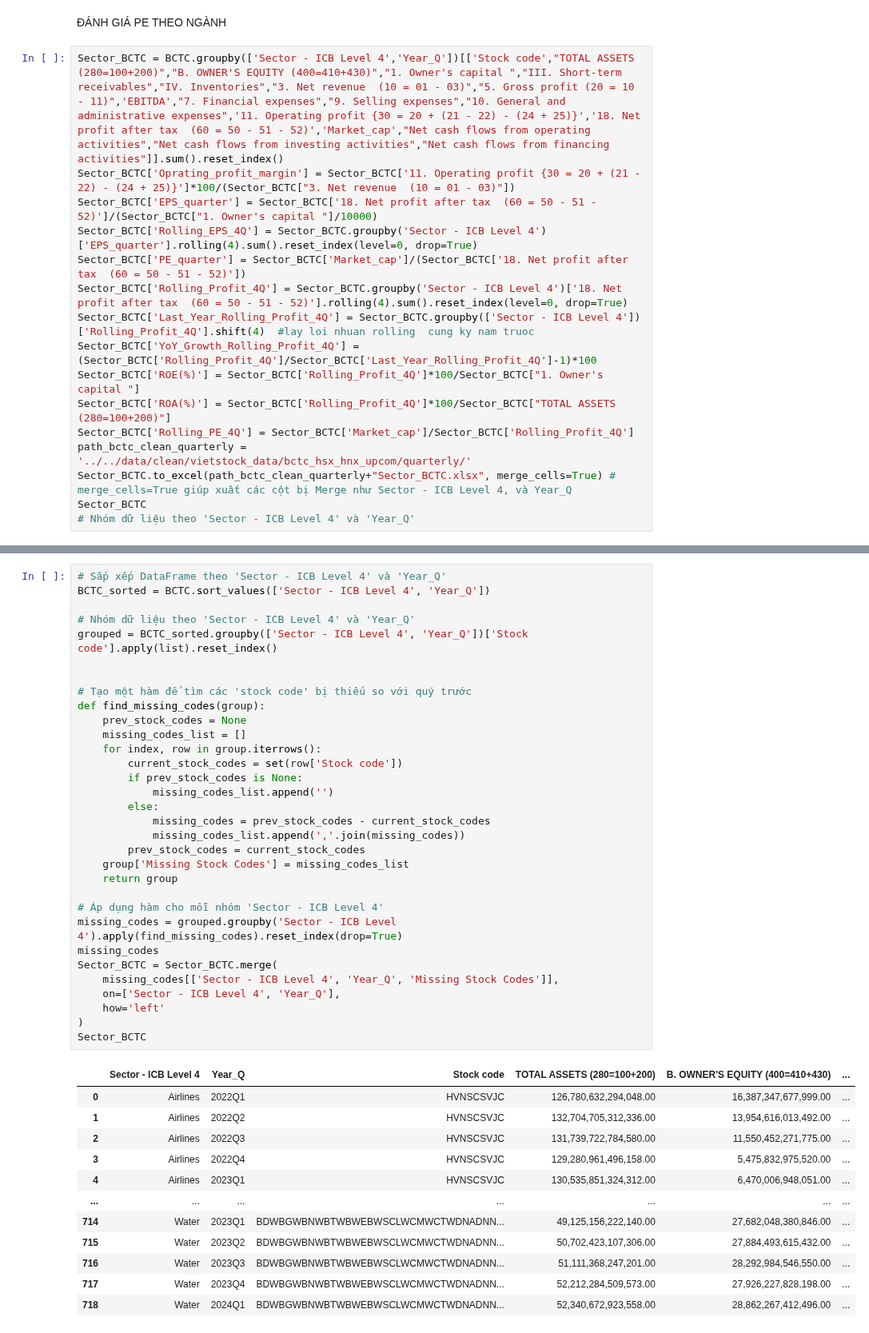
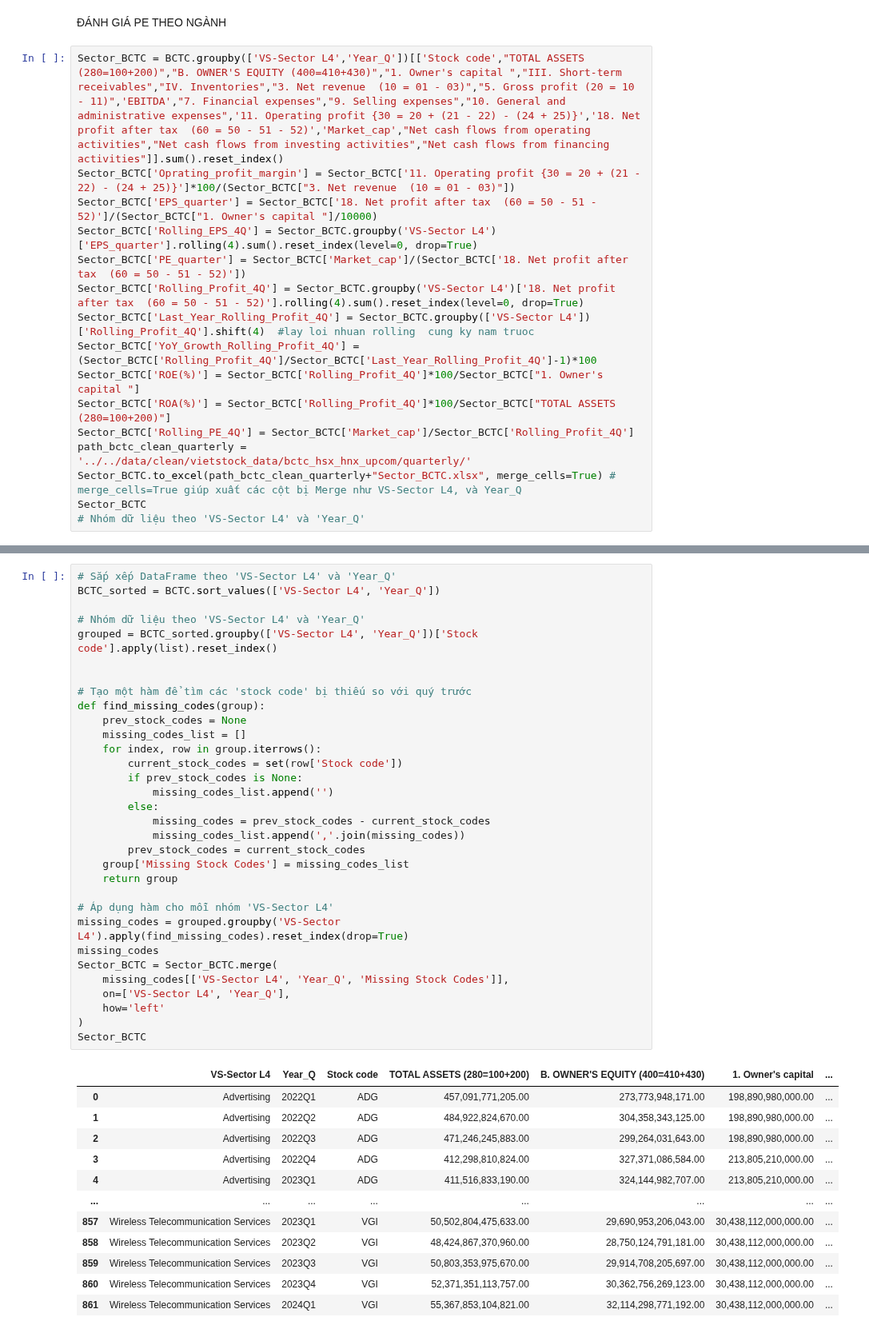
Before and after one commit to mrtotet/Statement_analyst_all_3, a Jupyter notebook: notebooks/data_from_vietstock/analyst.ipynb, the cells around one changed output, grey strips where cells are left out. Shown at 80% size. Saved outputs shown, nothing was run; the diff lists cells and outputs as text.

```diff
--- a/notebooks/data_from_vietstock/analyst.ipynb
+++ b/notebooks/data_from_vietstock/analyst.ipynb
@@ -123,19 +129,19 @@ See the caveats in the documentation: https://pandas.pydata.org/pandas-docs/stab
 # %% [markdown]
 ĐÁNH GIÁ PE THEO NGÀNH
 # %%
-Sector_BCTC = BCTC.groupby(['Sector - ICB Level 4','Year_Q'])[['Stock code',"TOTAL ASSETS (280=100+200)","B. OWNER'S EQUITY (400=410+430)","1. Owner's capital ","III. Short-term receivables","IV. Inventories","3. Net revenue  (10 = 01 - 03)","5. Gross profit (20 = 10 - 11)",'EBITDA',"7. Financial expenses","9. Selling expenses","10. General and administrative expenses",'11. Operating profit {30 = 20 + (21 - 22) - (24 + 25)}','18. Net profit after tax  (60 = 50 - 51 - 52)','Market_cap',"Net cash flows from operating activities","Net cash flows from investing activities","Net cash flows from financing activities"]].sum().reset_index()
+Sector_BCTC = BCTC.groupby(['VS-Sector L4','Year_Q'])[['Stock code',"TOTAL ASSETS (280=100+200)","B. OWNER'S EQUITY (400=410+430)","1. Owner's capital ","III. Short-term receivables","IV. Inventories","3. Net revenue  (10 = 01 - 03)","5. Gross profit (20 = 10 - 11)",'EBITDA',"7. Financial expenses","9. Selling expenses","10. General and administrative expenses",'11. Operating profit {30 = 20 + (21 - 22) - (24 + 25)}','18. Net profit after tax  (60 = 50 - 51 - 52)','Market_cap',"Net cash flows from operating activities","Net cash flows from investing activities","Net cash flows from financing activities"]].sum().reset_index()
 Sector_BCTC['Oprating_profit_margin'] = Sector_BCTC['11. Operating profit {30 = 20 + (21 - 22) - (24 + 25)}']*100/(Sector_BCTC["3. Net revenue  (10 = 01 - 03)"])
 Sector_BCTC['EPS_quarter'] = Sector_BCTC['18. Net profit after tax  (60 = 50 - 51 - 52)']/(Sector_BCTC["1. Owner's capital "]/10000)
-Sector_BCTC['Rolling_EPS_4Q'] = Sector_BCTC.groupby('Sector - ICB Level 4')['EPS_quarter'].rolling(4).sum().reset_index(level=0, drop=True)
+Sector_BCTC['Rolling_EPS_4Q'] = Sector_BCTC.groupby('VS-Sector L4')['EPS_quarter'].rolling(4).sum().reset_index(level=0, drop=True)
 Sector_BCTC['PE_quarter'] = Sector_BCTC['Market_cap']/(Sector_BCTC['18. Net profit after tax  (60 = 50 - 51 - 52)'])
-Sector_BCTC['Rolling_Profit_4Q'] = Sector_BCTC.groupby('Sector - ICB Level 4')['18. Net profit after tax  (60 = 50 - 51 - 52)'].rolling(4).sum().reset_index(level=0, drop=True)
-Sector_BCTC['Last_Year_Rolling_Profit_4Q'] = Sector_BCTC.groupby(['Sector - ICB Level 4'])['Rolling_Profit_4Q'].shift(4)  #lay loi nhuan rolling  cung ky nam truoc
+Sector_BCTC['Rolling_Profit_4Q'] = Sector_BCTC.groupby('VS-Sector L4')['18. Net profit after tax  (60 = 50 - 51 - 52)'].rolling(4).sum().reset_index(level=0, drop=True)
+Sector_BCTC['Last_Year_Rolling_Profit_4Q'] = Sector_BCTC.groupby(['VS-Sector L4'])['Rolling_Profit_4Q'].shift(4)  #lay loi nhuan rolling  cung ky nam truoc
 Sector_BCTC['YoY_Growth_Rolling_Profit_4Q'] = (Sector_BCTC['Rolling_Profit_4Q']/Sector_BCTC['Last_Year_Rolling_Profit_4Q']-1)*100
 Sector_BCTC['ROE(%)'] = Sector_BCTC['Rolling_Profit_4Q']*100/Sector_BCTC["1. Owner's capital "]
 Sector_BCTC['ROA(%)'] = Sector_BCTC['Rolling_Profit_4Q']*100/Sector_BCTC["TOTAL ASSETS (280=100+200)"]
 Sector_BCTC['Rolling_PE_4Q'] = Sector_BCTC['Market_cap']/Sector_BCTC['Rolling_Profit_4Q']
 path_bctc_clean_quarterly = '../../data/clean/vietstock_data/bctc_hsx_hnx_upcom/quarterly/'
-Sector_BCTC.to_excel(path_bctc_clean_quarterly+"Sector_BCTC.xlsx", merge_cells=True) # merge_cells=True giúp xuất các cột bị Merge như Sector - ICB Level 4, và Year_Q
+Sector_BCTC.to_excel(path_bctc_clean_quarterly+"Sector_BCTC.xlsx", merge_cells=True) # merge_cells=True giúp xuất các cột bị Merge như VS-Sector L4, và Year_Q
 Sector_BCTC
-# Nhóm dữ liệu theo 'Sector - ICB Level 4' và 'Year_Q'
+# Nhóm dữ liệu theo 'VS-Sector L4' và 'Year_Q'
 # %% [output]
@@ -155,45 +161,45 @@ Sector_BCTC
 # %%
-# Sắp xếp DataFrame theo 'Sector - ICB Level 4' và 'Year_Q'
-BCTC_sorted = BCTC.sort_values(['Sector - ICB Level 4', 'Year_Q'])
+# Sắp xếp DataFrame theo 'VS-Sector L4' và 'Year_Q'
+BCTC_sorted = BCTC.sort_values(['VS-Sector L4', 'Year_Q'])
 
-# Nhóm dữ liệu theo 'Sector - ICB Level 4' và 'Year_Q'
-grouped = BCTC_sorted.groupby(['Sector - ICB Level 4', 'Year_Q'])['Stock code'].apply(list).reset_index()
+# Nhóm dữ liệu theo 'VS-Sector L4' và 'Year_Q'
+grouped = BCTC_sorted.groupby(['VS-Sector L4', 'Year_Q'])['Stock code'].apply(list).reset_index()
 
 
 # Tạo một hàm để tìm các 'stock code' bị thiếu so với quý trước
 def find_missing_codes(group):
     prev_stock_codes = None
     missing_codes_list = []
     for index, row in group.iterrows():
         current_stock_codes = set(row['Stock code'])
         if prev_stock_codes is None:
             missing_codes_list.append('')
         else:
             missing_codes = prev_stock_codes - current_stock_codes
             missing_codes_list.append(','.join(missing_codes))
         prev_stock_codes = current_stock_codes
     group['Missing Stock Codes'] = missing_codes_list
     return group
 
-# Áp dụng hàm cho mỗi nhóm 'Sector - ICB Level 4'
-missing_codes = grouped.groupby('Sector - ICB Level 4').apply(find_missing_codes).reset_index(drop=True)
+# Áp dụng hàm cho mỗi nhóm 'VS-Sector L4'
+missing_codes = grouped.groupby('VS-Sector L4').apply(find_missing_codes).reset_index(drop=True)
 missing_codes
 Sector_BCTC = Sector_BCTC.merge(
-    missing_codes[['Sector - ICB Level 4', 'Year_Q', 'Missing Stock Codes']],
-    on=['Sector - ICB Level 4', 'Year_Q'],
+    missing_codes[['VS-Sector L4', 'Year_Q', 'Missing Stock Codes']],
+    on=['VS-Sector L4', 'Year_Q'],
     how='left'
 )
 Sector_BCTC
 # %% [output]
-|  | Sector - ICB Level 4 | Year_Q | Stock code | TOTAL ASSETS (280=100+200) | B. OWNER'S EQUITY (400=410+430) | ... |
-| 0 | Airlines | 2022Q1 | HVNSCSVJC | 126,780,632,294,048.00 | 16,387,347,677,999.00 | ... |
-| 1 | Airlines | 2022Q2 | HVNSCSVJC | 132,704,705,312,336.00 | 13,954,616,013,492.00 | ... |
-| 2 | Airlines | 2022Q3 | HVNSCSVJC | 131,739,722,784,580.00 | 11,550,452,271,775.00 | ... |
-| 3 | Airlines | 2022Q4 | HVNSCSVJC | 129,280,961,496,158.00 | 5,475,832,975,520.00 | ... |
-| 4 | Airlines | 2023Q1 | HVNSCSVJC | 130,535,851,324,312.00 | 6,470,006,948,051.00 | ... |
-| ... | ... | ... | ... | ... | ... | ... |
-| 714 | Water | 2023Q1 | BDWBGWBNWBTWBWEBWSCLWCMWCTWDNADNN... | 49,125,156,222,140.00 | 27,682,048,380,846.00 | ... |
-| 715 | Water | 2023Q2 | BDWBGWBNWBTWBWEBWSCLWCMWCTWDNADNN... | 50,702,423,107,306.00 | 27,884,493,615,432.00 | ... |
-| 716 | Water | 2023Q3 | BDWBGWBNWBTWBWEBWSCLWCMWCTWDNADNN... | 51,111,368,247,201.00 | 28,292,984,546,550.00 | ... |
-| 717 | Water | 2023Q4 | BDWBGWBNWBTWBWEBWSCLWCMWCTWDNADNN... | 52,212,284,509,573.00 | 27,926,227,828,198.00 | ... |
-| 718 | Water | 2024Q1 | BDWBGWBNWBTWBWEBWSCLWCMWCTWDNADNN... | 52,340,672,923,558.00 | 28,862,267,412,496.00 | ... |
+|  | VS-Sector L4 | Year_Q | Stock code | TOTAL ASSETS (280=100+200) | B. OWNER'S EQUITY (400=410+430) | 1. Owner's capital | ... |
+| 0 | Advertising | 2022Q1 | ADG | 457,091,771,205.00 | 273,773,948,171.00 | 198,890,980,000.00 | ... |
+| 1 | Advertising | 2022Q2 | ADG | 484,922,824,670.00 | 304,358,343,125.00 | 198,890,980,000.00 | ... |
+| 2 | Advertising | 2022Q3 | ADG | 471,246,245,883.00 | 299,264,031,643.00 | 198,890,980,000.00 | ... |
+| 3 | Advertising | 2022Q4 | ADG | 412,298,810,824.00 | 327,371,086,584.00 | 213,805,210,000.00 | ... |
+| 4 | Advertising | 2023Q1 | ADG | 411,516,833,190.00 | 324,144,982,707.00 | 213,805,210,000.00 | ... |
+| ... | ... | ... | ... | ... | ... | ... | ... |
+| 857 | Wireless Telecommunication Services | 2023Q1 | VGI | 50,502,804,475,633.00 | 29,690,953,206,043.00 | 30,438,112,000,000.00 | ... |
+| 858 | Wireless Telecommunication Services | 2023Q2 | VGI | 48,424,867,370,960.00 | 28,750,124,791,181.00 | 30,438,112,000,000.00 | ... |
+| 859 | Wireless Telecommunication Services | 2023Q3 | VGI | 50,803,353,975,670.00 | 29,914,708,205,697.00 | 30,438,112,000,000.00 | ... |
+| 860 | Wireless Telecommunication Services | 2023Q4 | VGI | 52,371,351,113,757.00 | 30,362,756,269,123.00 | 30,438,112,000,000.00 | ... |
+| 861 | Wireless Telecommunication Services | 2024Q1 | VGI | 55,367,853,104,821.00 | 32,114,298,771,192.00 | 30,438,112,000,000.00 | ... |
```
Also changed, not shown: parts of 10 cells of this notebook.
